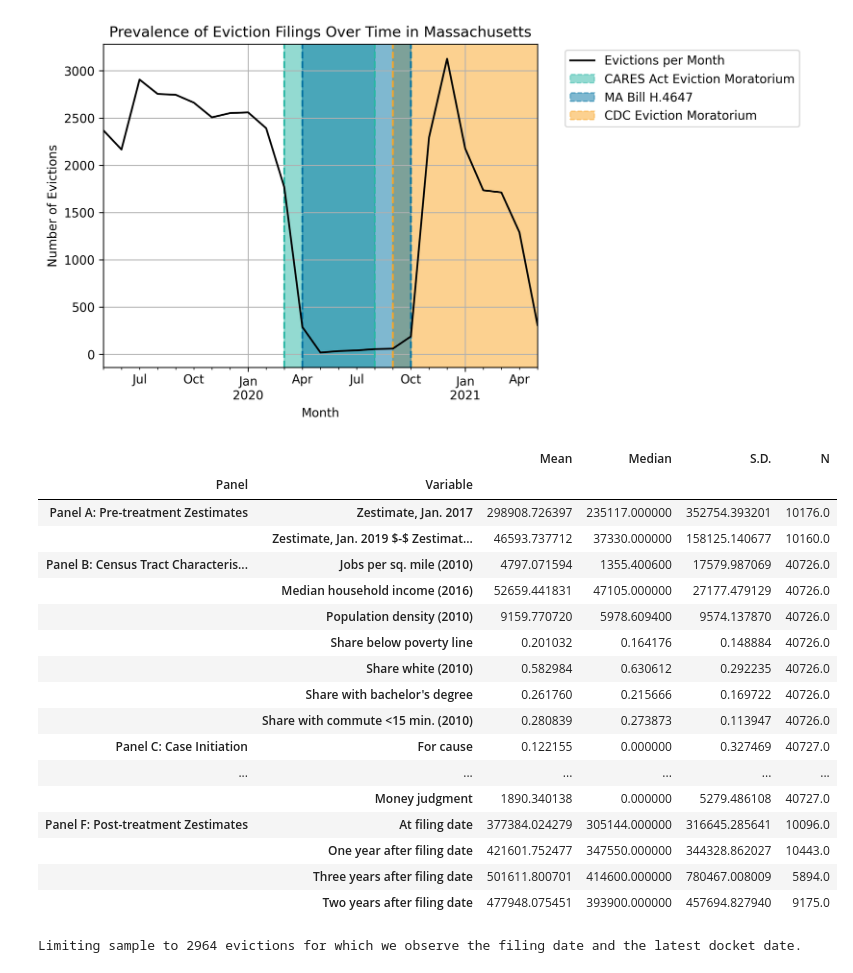
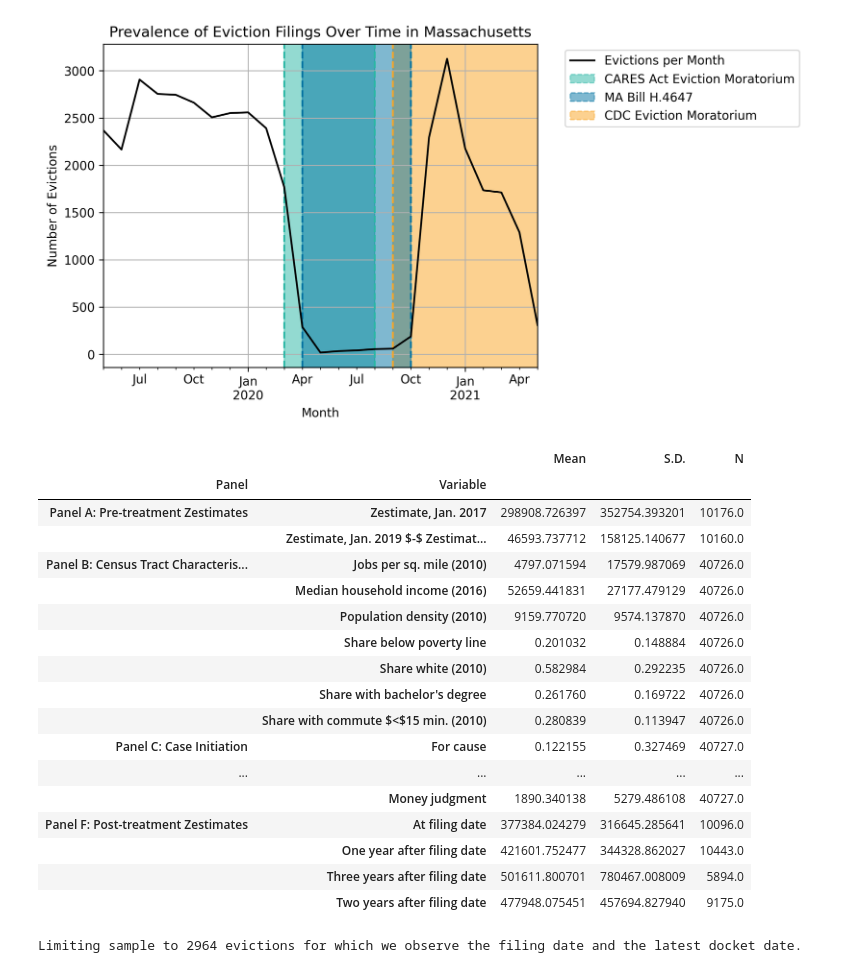
Before and after one commit to arjun-shanmugam/seniorthesis, a Jupyter notebook: src/02_analysis/01_summary_statistics.ipynb, the cells around one changed output. Cells and saved outputs as stored; diff of their text form; code cells hidden in the pictures.

Commit message:
Removed median from summary statistics

```diff
--- a/src/02_analysis/01_summary_statistics.ipynb
+++ b/src/02_analysis/01_summary_statistics.ipynb
@@ -109,52 +109,52 @@ treatment_date_variable = 'file_date'
 summary_statistics_unrestricted, variable_display_names_dict  = produce_summary_statistics(unrestricted_df,
                                                                                            treatment_date_variable=treatment_date_variable)
 
 # Rename rows.
 variable_names = summary_statistics_unrestricted.index.get_level_values(1)
 summary_statistics_unrestricted = summary_statistics_unrestricted.rename(index=variable_display_names_dict)
 
 # Rename columns.
 summary_statistics_unrestricted.index = summary_statistics_unrestricted.index.set_names(["Panel", "Variable"])
 column_display_names_dict = {'mean': "Mean", 'std': "S.D.", 'count': "N", '50%': 'Median'}
 summary_statistics_unrestricted = summary_statistics_unrestricted.rename(columns=column_display_names_dict)
 summary_statistics_unrestricted = summary_statistics_unrestricted.sort_values(['Panel', 'Variable'])
 
 # Export to LaTeX.
 filename = os.path.join(OUTPUT_TABLES, "summary_statistics.tex")
 latex = (summary_statistics_unrestricted
          .style
          .format(formatter={
                             'Mean': "{:,.2f}",
                             'Median': "{:,.2f}",
                             'S.D.': "{:,.2f}",
                             'N': "{:,.0f}"})
          .format_index("\\textit{{{}}}", escape="latex", axis=0, level=0)
          .to_latex(None,
                    column_format="llcccc",
                    hrules=True,
-                   clines="skip-last;data")).replace("{*}", "{3cm}")
+                   clines="skip-last;data")).replace("{*}", "{4cm}")
 with open(filename, 'w') as file:
     file.write(latex)
 summary_statistics_unrestricted
 # %% [output]
-|  |  | Mean | Median | S.D. | N |
-| Panel | Variable |  |  |  |  |
-| Panel A: Pre-treatment Zestimates | Zestimate, Jan. 2017 | 298908.726397 | 235117.000000 | 352754.393201 | 10176.0 |
-|  | Zestimate, Jan. 2019 $-$ Zestimat... | 46593.737712 | 37330.000000 | 158125.140677 | 10160.0 |
-| Panel B: Census Tract Characteris... | Jobs per sq. mile (2010) | 4797.071594 | 1355.400600 | 17579.987069 | 40726.0 |
-|  | Median household income (2016) | 52659.441831 | 47105.000000 | 27177.479129 | 40726.0 |
-|  | Population density (2010) | 9159.770720 | 5978.609400 | 9574.137870 | 40726.0 |
-|  | Share below poverty line | 0.201032 | 0.164176 | 0.148884 | 40726.0 |
-|  | Share white (2010) | 0.582984 | 0.630612 | 0.292235 | 40726.0 |
-|  | Share with bachelor's degree | 0.261760 | 0.215666 | 0.169722 | 40726.0 |
-|  | Share with commute <15 min. (2010) | 0.280839 | 0.273873 | 0.113947 | 40726.0 |
-| Panel C: Case Initiation | For cause | 0.122155 | 0.000000 | 0.327469 | 40727.0 |
-| ... | ... | ... | ... | ... | ... |
-|  | Money judgment | 1890.340138 | 0.000000 | 5279.486108 | 40727.0 |
-| Panel F: Post-treatment Zestimates | At filing date | 377384.024279 | 305144.000000 | 316645.285641 | 10096.0 |
-|  | One year after filing date | 421601.752477 | 347550.000000 | 344328.862027 | 10443.0 |
-|  | Three years after filing date | 501611.800701 | 414600.000000 | 780467.008009 | 5894.0 |
-|  | Two years after filing date | 477948.075451 | 393900.000000 | 457694.827940 | 9175.0 |
+|  |  | Mean | S.D. | N |
+| Panel | Variable |  |  |  |
+| Panel A: Pre-treatment Zestimates | Zestimate, Jan. 2017 | 298908.726397 | 352754.393201 | 10176.0 |
+|  | Zestimate, Jan. 2019 $-$ Zestimat... | 46593.737712 | 158125.140677 | 10160.0 |
+| Panel B: Census Tract Characteris... | Jobs per sq. mile (2010) | 4797.071594 | 17579.987069 | 40726.0 |
+|  | Median household income (2016) | 52659.441831 | 27177.479129 | 40726.0 |
+|  | Population density (2010) | 9159.770720 | 9574.137870 | 40726.0 |
+|  | Share below poverty line | 0.201032 | 0.148884 | 40726.0 |
+|  | Share white (2010) | 0.582984 | 0.292235 | 40726.0 |
+|  | Share with bachelor's degree | 0.261760 | 0.169722 | 40726.0 |
+|  | Share with commute $<$15 min. (2010) | 0.280839 | 0.113947 | 40726.0 |
+| Panel C: Case Initiation | For cause | 0.122155 | 0.327469 | 40727.0 |
+| ... | ... | ... | ... | ... |
+|  | Money judgment | 1890.340138 | 5279.486108 | 40727.0 |
+| Panel F: Post-treatment Zestimates | At filing date | 377384.024279 | 316645.285641 | 10096.0 |
+|  | One year after filing date | 421601.752477 | 344328.862027 | 10443.0 |
+|  | Three years after filing date | 501611.800701 | 780467.008009 | 5894.0 |
+|  | Two years after filing date | 477948.075451 | 457694.827940 | 9175.0 |
 # %%
 # Load restricted data.
 restricted_df = pd.read_csv(INPUT_DATA_RESTRICTED)
```
Also changed, not shown: 2 other files.
